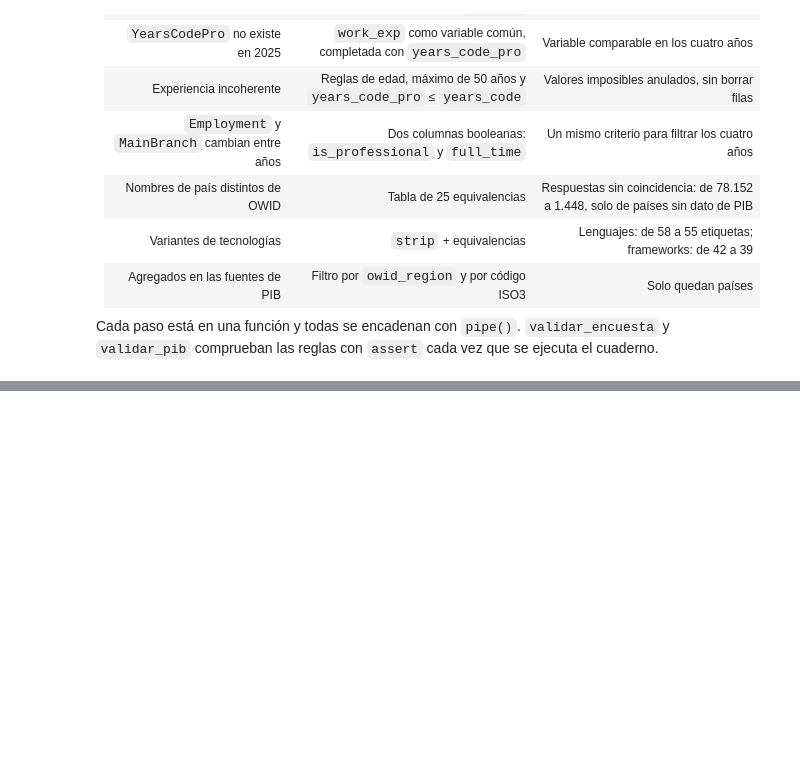
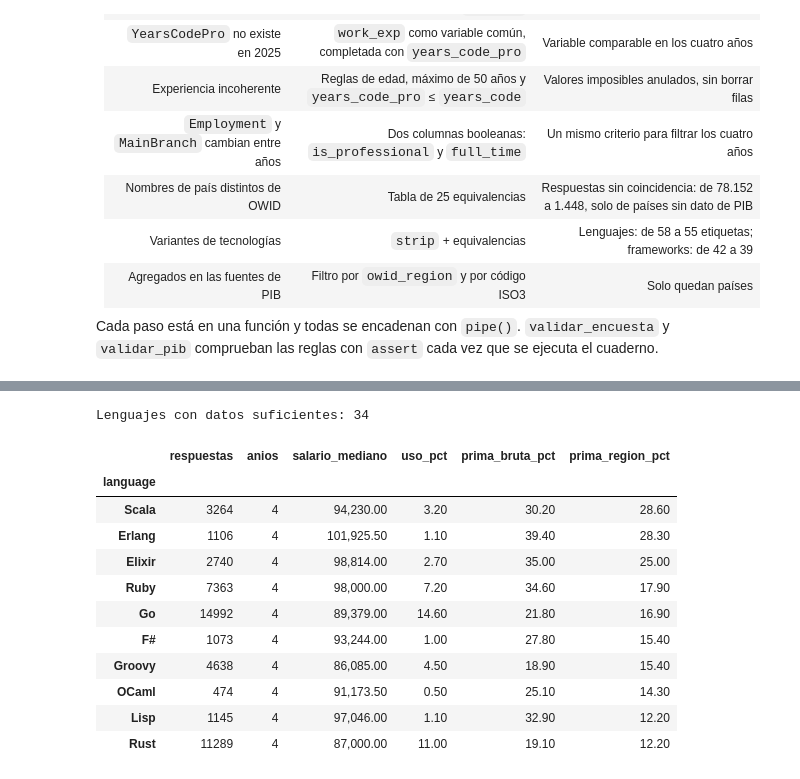
Before and after one commit to Pafuna08/salarios-tecnologias-desarrolladores, a Jupyter notebook: notebooks/data_preparation.ipynb, the cells around one changed output, grey strips where cells are left out. Saved outputs shown, nothing was run; the diff lists cells and outputs as text; code cells hidden in the pictures; blank space fills up the shorter version.

```diff
--- a/notebooks/data_preparation.ipynb
+++ b/notebooks/data_preparation.ipynb
@@ -710,0 +830,20 @@ Cada paso está en una función y todas se encadenan con `pipe()`. `validar_encu
+# %%
+ATRIBUTOS = ['year', 'response_id', 'region', 'exp_level', 'salary_usd',
+             'salary_rel_year', 'salary_rel_region', 'salary_rel_group']
+
+
+def a_formato_largo(df, columna, nombre):
+    largo = (df[ATRIBUTOS + [columna]]
+             .dropna(subset=[columna])
+             .assign(**{nombre: lambda d: d[columna].str.split(';')})
+             .explode(nombre)
+             .drop(columns=columna)
+             .reset_index(drop=True))
+    esperado = df[columna].dropna().str.count(';').add(1).sum()
+    assert len(largo) == esperado, 'explode no generó una fila por opción'
+    return largo
+
+
+uso_lenguajes = a_formato_largo(poblacion, 'languages', 'language')
+uso_frameworks = a_formato_largo(poblacion, 'frameworks', 'framework')
+print('lenguajes:', uso_lenguajes.shape, '| frameworks:', uso_frameworks.shape)
@@ -710,0 +856,39 @@ Cada paso está en una función y todas se encadenan con `pipe()`. `validar_encu
+# %%
+MIN_RESPUESTAS = 300
+
+
+def resumen_tecnologia(largo, columna, total_personas):
+    resumen = (largo.groupby(columna)
+               .agg(respuestas=('response_id', 'size'),
+                    anios=('year', 'nunique'),
+                    salario_mediano=('salary_usd', 'median'),
+                    rel_anio=('salary_rel_year', 'median'),
+                    rel_region=('salary_rel_region', 'median')))
+    resumen['uso_pct'] = resumen['respuestas'] / total_personas * 100
+    resumen['prima_bruta_pct'] = (resumen['rel_anio'] - 1) * 100
+    resumen['prima_region_pct'] = (resumen['rel_region'] - 1) * 100
+    resumen = (resumen.drop(columns=['rel_anio', 'rel_region'])
+                      .query('respuestas >= @MIN_RESPUESTAS and anios == 4')
+                      .sort_values('prima_region_pct', ascending=False))
+    pct = ['uso_pct', 'prima_bruta_pct', 'prima_region_pct']
+    resumen[pct] = resumen[pct].round(1) + 0.0          # + 0.0 evita que se muestre "-0.0"
+    return resumen
+
+
+ind_lenguajes = resumen_tecnologia(uso_lenguajes, 'language', poblacion['languages'].notna().sum())
+print('Lenguajes con datos suficientes:', len(ind_lenguajes))
+ind_lenguajes.head(10)
+# %% [output]
+Lenguajes con datos suficientes: 34
+|  | respuestas | anios | salario_mediano | uso_pct | prima_bruta_pct | prima_region_pct |
+| language |  |  |  |  |  |  |
+| Scala | 3264 | 4 | 94,230.00 | 3.20 | 30.20 | 28.60 |
+| Erlang | 1106 | 4 | 101,925.50 | 1.10 | 39.40 | 28.30 |
+| Elixir | 2740 | 4 | 98,814.00 | 2.70 | 35.00 | 25.00 |
+| Ruby | 7363 | 4 | 98,000.00 | 7.20 | 34.60 | 17.90 |
+| Go | 14992 | 4 | 89,379.00 | 14.60 | 21.80 | 16.90 |
+| F# | 1073 | 4 | 93,244.00 | 1.00 | 27.80 | 15.40 |
+| Groovy | 4638 | 4 | 86,085.00 | 4.50 | 18.90 | 15.40 |
+| OCaml | 474 | 4 | 91,173.50 | 0.50 | 25.10 | 14.30 |
+| Lisp | 1145 | 4 | 97,046.00 | 1.10 | 32.90 | 12.20 |
+| Rust | 11289 | 4 | 87,000.00 | 11.00 | 19.10 | 12.20 |
```
Also changed, not shown: parts of 33 cells of this notebook.
